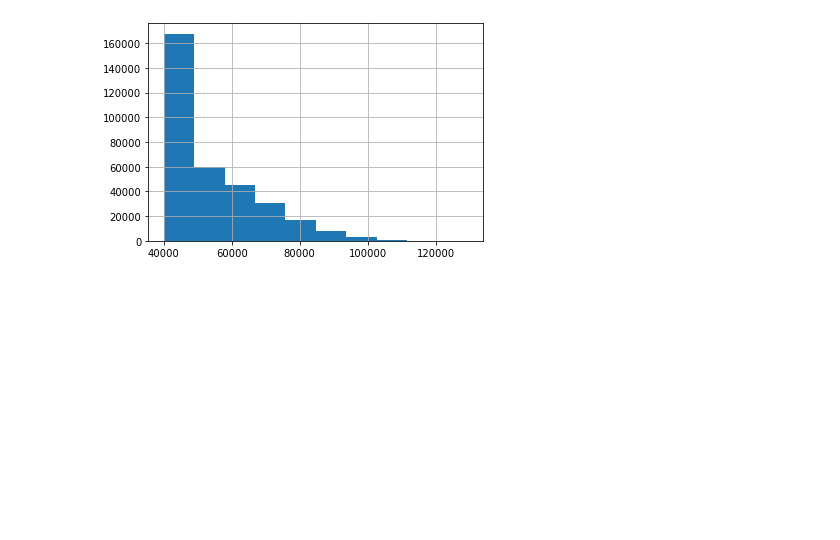
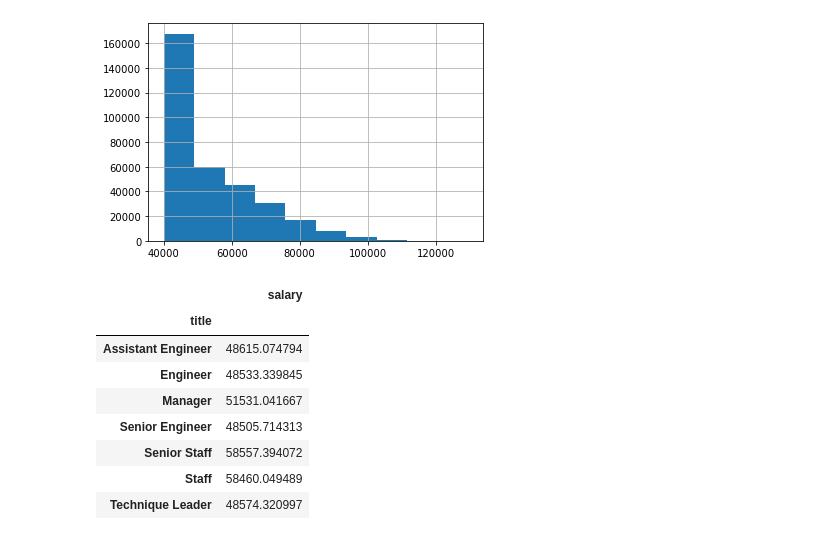
Before and after one commit to navistar792/sql-challenge, a Jupyter notebook: EmployeeSQL/SQLAlchemy.ipynb, the cells around one changed output. Saved outputs shown, nothing was run; the diff lists cells and outputs as text; code cells hidden in the pictures; blank space fills up the shorter version.

```diff
--- a/EmployeeSQL/SQLAlchemy.ipynb
+++ b/EmployeeSQL/SQLAlchemy.ipynb
@@ -117,3 +118,16 @@ merge_df4["salary"].hist(bins=10)
 # %% [output]
 <AxesSubplot:>
 [figure]
+# %%
+merge_df5 = merge_df4.groupby(["title"]).agg({"salary":"mean"})
+merge_df5
+# %% [output]
+|  | salary |
+| title |  |
+| Assistant Engineer | 48615.074794 |
+| Engineer | 48533.339845 |
+| Manager | 51531.041667 |
+| Senior Engineer | 48505.714313 |
+| Senior Staff | 58557.394072 |
+| Staff | 58460.049489 |
+| Technique Leader | 48574.320997 |
```
Also changed, not shown: parts of 2 cells of this notebook, 2 other files.
